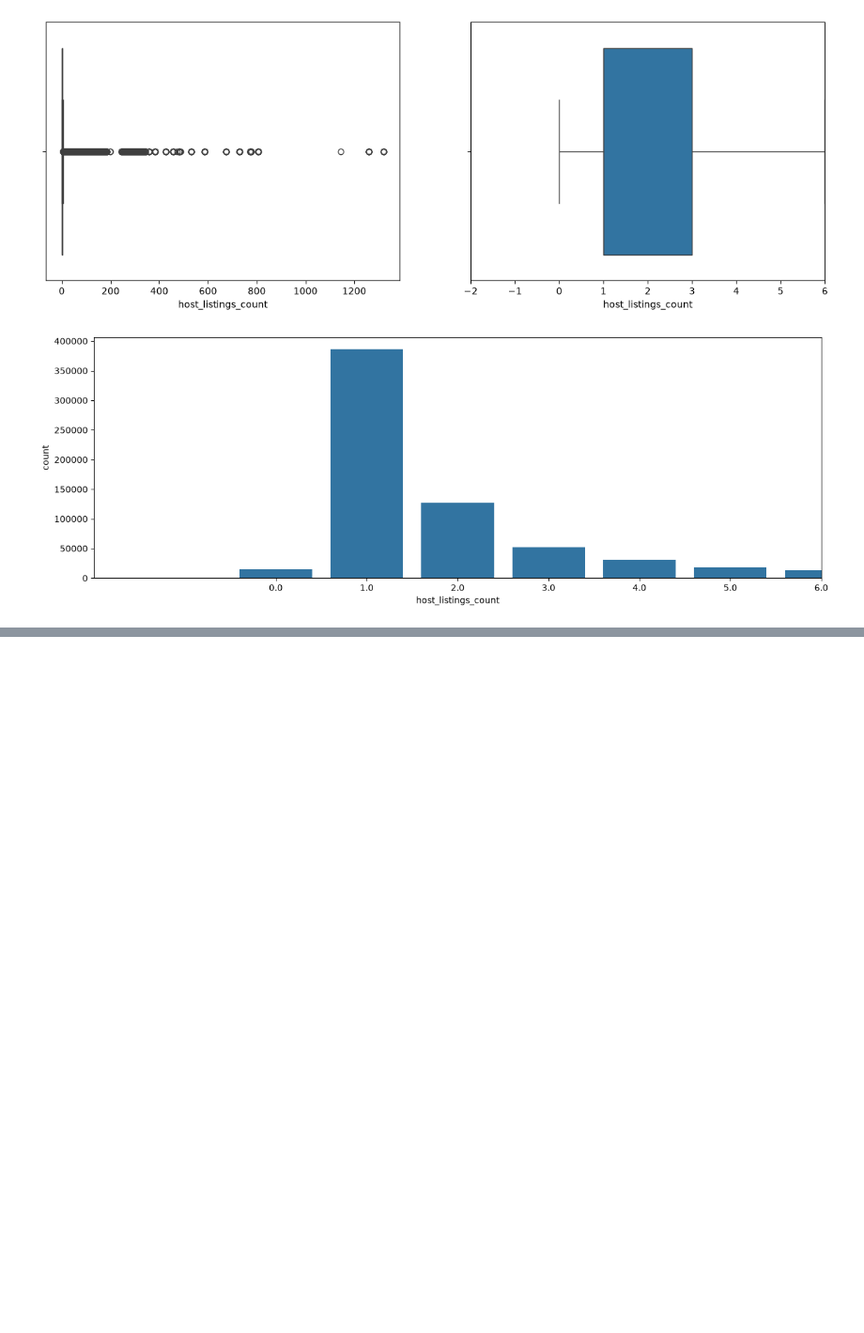
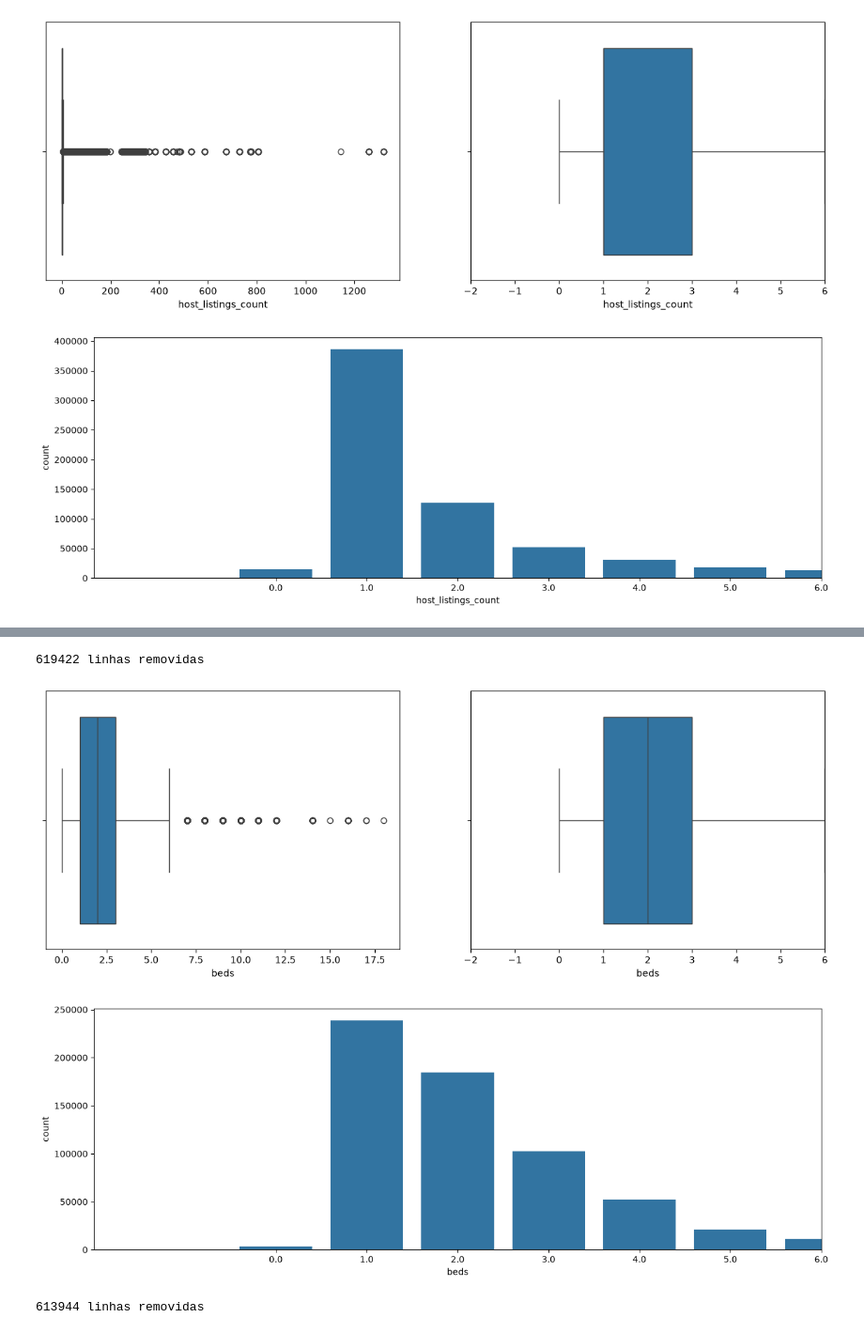
Before and after one commit to caioluizribeirochaves/Projeto-Data-Science, a Jupyter notebook: Solucao-Airbnb-Rio.ipynb, the cells around one changed output, grey strips where cells are left out. Shown at 94% size. Saved outputs shown, nothing was run; the diff lists cells and outputs as text; code cells hidden in the pictures; blank space fills up the shorter version.

```diff
--- a/Solucao-Airbnb-Rio.ipynb
+++ b/Solucao-Airbnb-Rio.ipynb
@@ -249,0 +291,16 @@ grafico_barra(base_airbnb['host_listings_count'])
+# %%
+base_airbnb, linhas_excluidas = excluir_outlier(base_airbnb, 'bedrooms')
+print(f'{linhas_excluidas} linhas removidas')
+# %% [output]
+619422 linhas removidas
+# %%
+diagrama_caixa(base_airbnb['beds'])
+grafico_barra(base_airbnb['beds'])
+# %% [output]
+[figure, added]
+[figure, added]
+# %%
+base_airbnb, linhas_excluidas = excluir_outlier(base_airbnb, 'beds')
+print(f'{linhas_excluidas} linhas removidas')
+# %% [output]
+613944 linhas removidas
```
Also changed, not shown: parts of 13 cells of this notebook.
